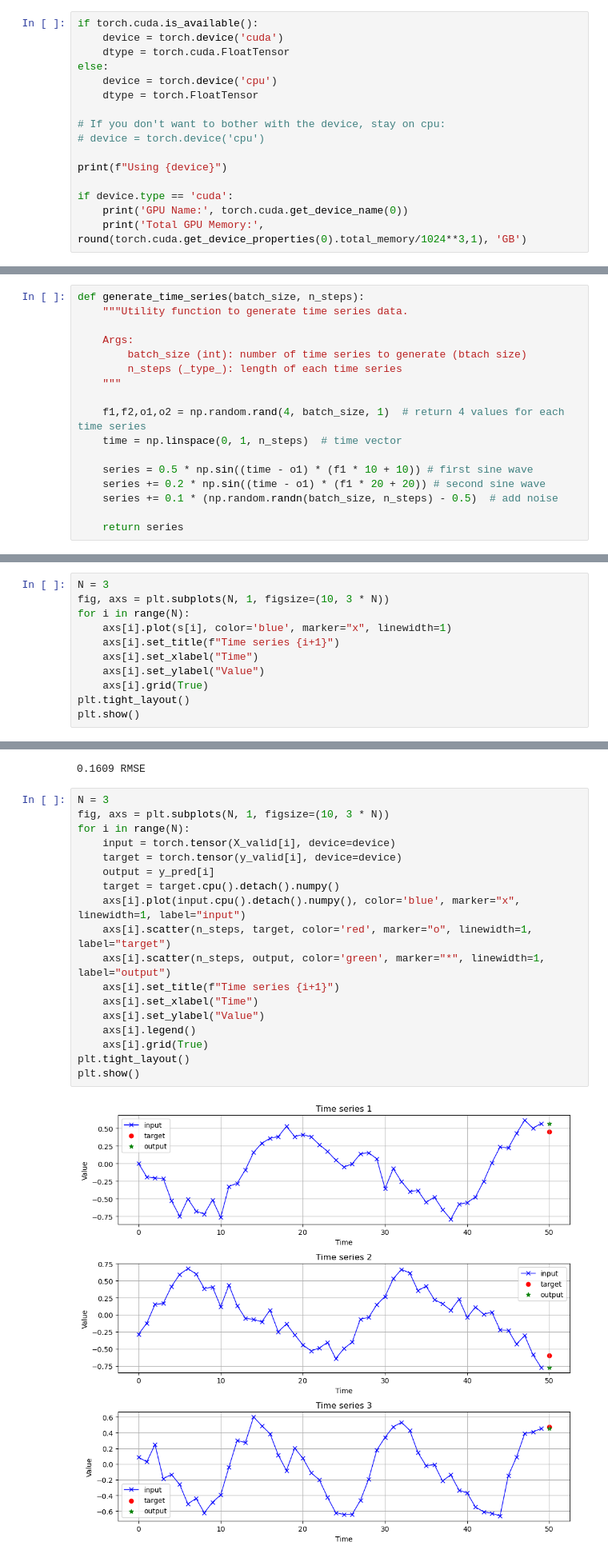
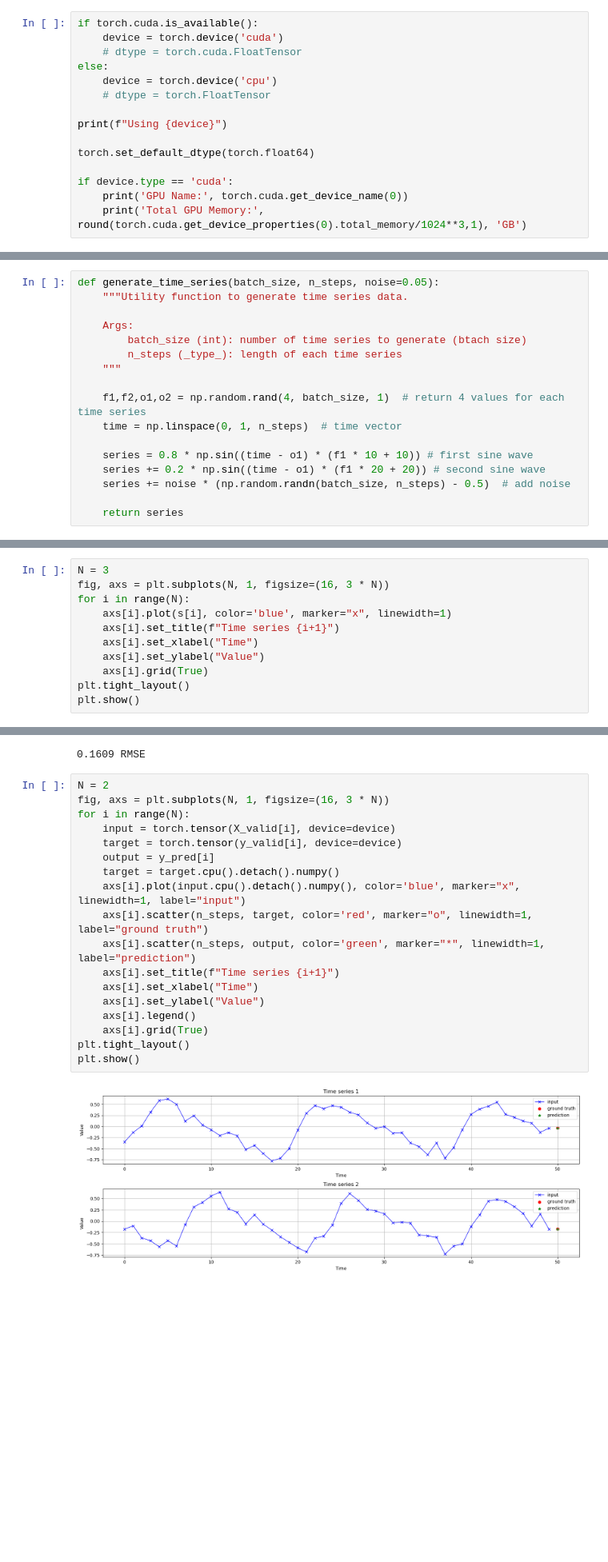
Before and after one commit to BenjaminDeporte/MVA_Stage, a Jupyter notebook: notebooks/Torch_RNN_XPs.ipynb, the cells around one changed output, grey strips where cells are left out. Shown at 80% size. Saved outputs shown, nothing was run; the diff lists cells and outputs as text; blank space fills up the shorter version.

```diff
--- a/notebooks/Torch_RNN_XPs.ipynb
+++ b/notebooks/Torch_RNN_XPs.ipynb
@@ -26,15 +26,14 @@ seed_everything(42)
 # %%
 if torch.cuda.is_available():
     device = torch.device('cuda')
-    dtype = torch.cuda.FloatTensor
+    # dtype = torch.cuda.FloatTensor
 else:
     device = torch.device('cpu')
-    dtype = torch.FloatTensor
-
-# If you don't want to bother with the device, stay on cpu:
-# device = torch.device('cpu')
+    # dtype = torch.FloatTensor
 
 print(f"Using {device}")
+
+torch.set_default_dtype(torch.float64)
 
 if device.type == 'cuda':
     print('GPU Name:', torch.cuda.get_device_name(0))
@@ -55,7 +45,7 @@ torch.set_default_dtype(torch.float64)
 # %% [markdown]
 Data Generation for Time Series Forecasting
 # %%
-def generate_time_series(batch_size, n_steps):
+def generate_time_series(batch_size, n_steps, noise=0.05):
     """Utility function to generate time series data.
 
     Args:
@@ -66,9 +56,9 @@ def generate_time_series(batch_size, n_steps):
     f1,f2,o1,o2 = np.random.rand(4, batch_size, 1)  # return 4 values for each time series
     time = np.linspace(0, 1, n_steps)  # time vector
 
-    series = 0.5 * np.sin((time - o1) * (f1 * 10 + 10)) # first sine wave
+    series = 0.8 * np.sin((time - o1) * (f1 * 10 + 10)) # first sine wave
     series += 0.2 * np.sin((time - o1) * (f1 * 20 + 20)) # second sine wave
-    series += 0.1 * (np.random.randn(batch_size, n_steps) - 0.5)  # add noise
+    series += noise * (np.random.randn(batch_size, n_steps) - 0.5)  # add noise
 
     return series
 # %%
@@ -77,7 +67,7 @@ n_series = 10000
 s = generate_time_series(n_series, n_steps+1)
 # %%
 N = 3
-fig, axs = plt.subplots(N, 1, figsize=(10, 3 * N))
+fig, axs = plt.subplots(N, 1, figsize=(16, 3 * N))
 for i in range(N):
     axs[i].plot(s[i], color='blue', marker="x", linewidth=1)
     axs[i].set_title(f"Time series {i+1}")
@@ -125,25 +115,25 @@ print(f"{np.mean(np.sqrt((y_valid - y_pred) ** 2)):.4f} RMSE")
 # %% [output]
 0.1609 RMSE
 # %%
-N = 3
-fig, axs = plt.subplots(N, 1, figsize=(10, 3 * N))
+N = 2
+fig, axs = plt.subplots(N, 1, figsize=(16, 3 * N))
 for i in range(N):
     input = torch.tensor(X_valid[i], device=device)
     target = torch.tensor(y_valid[i], device=device)
     output = y_pred[i]
     target = target.cpu().detach().numpy()
     axs[i].plot(input.cpu().detach().numpy(), color='blue', marker="x", linewidth=1, label="input")
-    axs[i].scatter(n_steps, target, color='red', marker="o", linewidth=1, label="target")
-    axs[i].scatter(n_steps, output, color='green', marker="*", linewidth=1, label="output")
+    axs[i].scatter(n_steps, target, color='red', marker="o", linewidth=1, label="ground truth")
+    axs[i].scatter(n_steps, output, color='green', marker="*", linewidth=1, label="prediction")
     axs[i].set_title(f"Time series {i+1}")
     axs[i].set_xlabel("Time")
     axs[i].set_ylabel("Value")
     axs[i].legend()
     axs[i].grid(True)
 plt.tight_layout()
 plt.show()
 # %% [output]
-[figure, old version]
+[figure, new version]
 # %%
 # linear model
 
```
Also changed, not shown: parts of 25 cells of this notebook.
